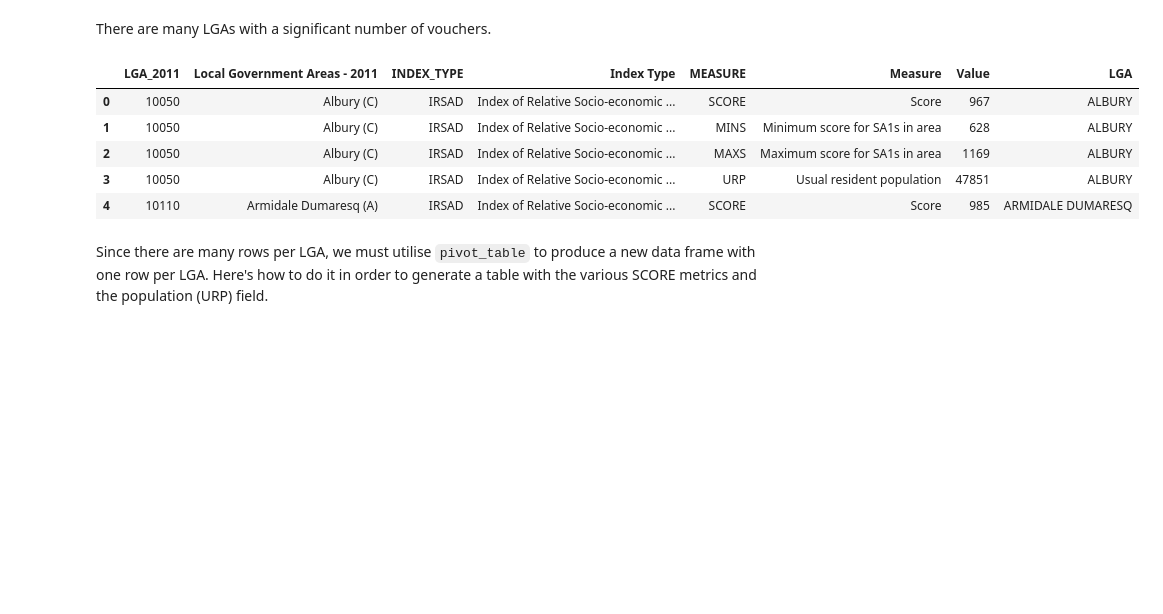
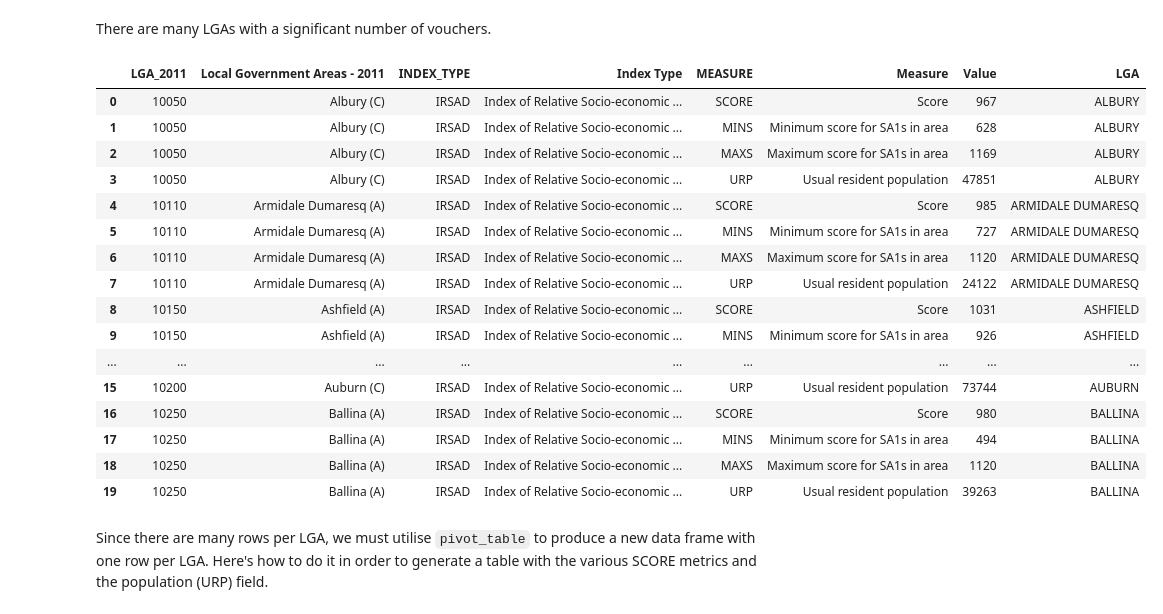
Before and after one commit to MQCOMP2200-S2-2021/data-science-portfolio-avagardiner, a Jupyter notebook: Portfolio 2.ipynb, the cells around one changed output. Drawn from its saved outputs; the diff is of its cells as text; code cells hidden in the pictures; blank space fills up the shorter version.

```diff
--- a/Portfolio 2.ipynb
+++ b/Portfolio 2.ipynb
@@ -167,16 +313,27 @@ There are many LGAs with a significant number of vouchers.
 # %%
 # After reading the SEIFA data, establish an LGA column by eliminating the letters in brackets and changing them to uppercase.
 SEIFA = pd.read_csv("files/ABS_SEIFA_LGA.csv")
 LGA = SEIFA["Local Government Areas - 2011"].str.replace(' \([ACSRCDMT]+\)', '').str.upper()
 SEIFA['LGA'] = LGA
-SEIFA.head()
+SEIFA.head(20)
 # %% [output]
 |  | LGA_2011 | Local Government Areas - 2011 | INDEX_TYPE | Index Type | MEASURE | Measure | Value | LGA |
 | 0 | 10050 | Albury (C) | IRSAD | Index of Relative Socio-economic ... | SCORE | Score | 967 | ALBURY |
 | 1 | 10050 | Albury (C) | IRSAD | Index of Relative Socio-economic ... | MINS | Minimum score for SA1s in area | 628 | ALBURY |
 | 2 | 10050 | Albury (C) | IRSAD | Index of Relative Socio-economic ... | MAXS | Maximum score for SA1s in area | 1169 | ALBURY |
 | 3 | 10050 | Albury (C) | IRSAD | Index of Relative Socio-economic ... | URP | Usual resident population | 47851 | ALBURY |
 | 4 | 10110 | Armidale Dumaresq (A) | IRSAD | Index of Relative Socio-economic ... | SCORE | Score | 985 | ARMIDALE DUMARESQ |
+| 5 | 10110 | Armidale Dumaresq (A) | IRSAD | Index of Relative Socio-economic ... | MINS | Minimum score for SA1s in area | 727 | ARMIDALE DUMARESQ |
+| 6 | 10110 | Armidale Dumaresq (A) | IRSAD | Index of Relative Socio-economic ... | MAXS | Maximum score for SA1s in area | 1120 | ARMIDALE DUMARESQ |
+| 7 | 10110 | Armidale Dumaresq (A) | IRSAD | Index of Relative Socio-economic ... | URP | Usual resident population | 24122 | ARMIDALE DUMARESQ |
+| 8 | 10150 | Ashfield (A) | IRSAD | Index of Relative Socio-economic ... | SCORE | Score | 1031 | ASHFIELD |
+| 9 | 10150 | Ashfield (A) | IRSAD | Index of Relative Socio-economic ... | MINS | Minimum score for SA1s in area | 926 | ASHFIELD |
+| ... | ... | ... | ... | ... | ... | ... | ... | ... |
+| 15 | 10200 | Auburn (C) | IRSAD | Index of Relative Socio-economic ... | URP | Usual resident population | 73744 | AUBURN |
+| 16 | 10250 | Ballina (A) | IRSAD | Index of Relative Socio-economic ... | SCORE | Score | 980 | BALLINA |
+| 17 | 10250 | Ballina (A) | IRSAD | Index of Relative Socio-economic ... | MINS | Minimum score for SA1s in area | 494 | BALLINA |
+| 18 | 10250 | Ballina (A) | IRSAD | Index of Relative Socio-economic ... | MAXS | Maximum score for SA1s in area | 1120 | BALLINA |
+| 19 | 10250 | Ballina (A) | IRSAD | Index of Relative Socio-economic ... | URP | Usual resident population | 39263 | BALLINA |
 # %% [markdown]
 Since there are many rows per LGA, we must utilise `pivot_table` to produce a new data frame with one row per LGA. Here's how to do it in order to generate a table with the various SCORE metrics and the population (URP) field.
 # %%
```
Also changed, not shown: parts of 17 cells of this notebook, 2 other files.
